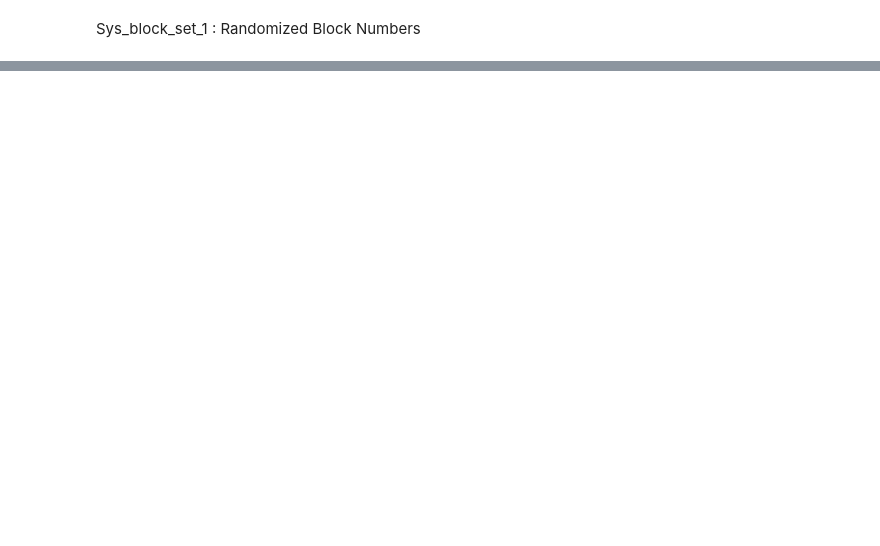
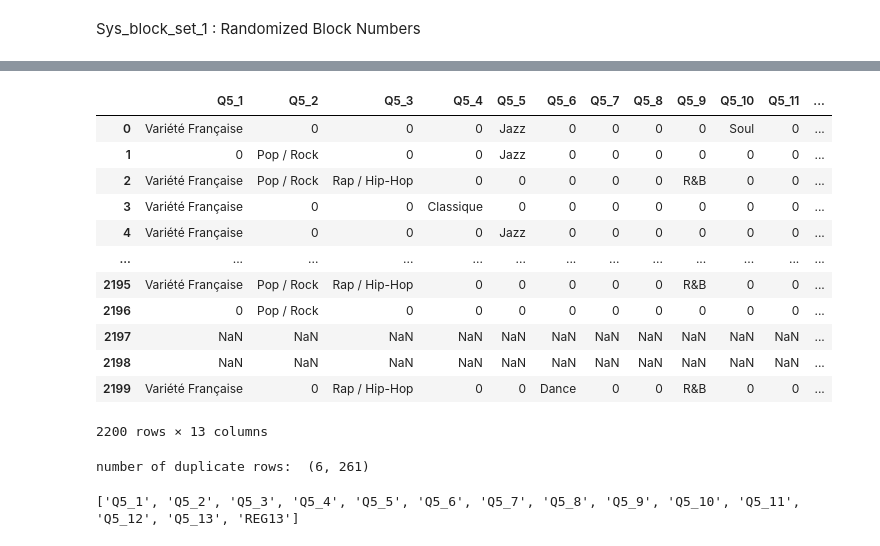
Before and after one commit to felipemarzin-oss/data-science-project, a Jupyter notebook: notebooks/EDA.ipynb, the cells around one changed output, grey strips where cells are left out. Cells and saved outputs as stored; diff of their text form; code cells hidden in the pictures; blank space fills up the shorter version.

```diff
--- a/notebooks/EDA.ipynb
+++ b/notebooks/EDA.ipynb
@@ -373,0 +519,5 @@ Sys_block_set_1 : Randomized Block Numbers
+# %%
+q5 = []
+for col in df.columns:
+    if col.find("Q5_") >=0 :
+        q5.append(col)
@@ -373,0 +540,21 @@ Sys_block_set_1 : Randomized Block Numbers
+# %%
+df[q5]
+# %% [output]
+|  | Q5_1 | Q5_2 | Q5_3 | Q5_4 | Q5_5 | Q5_6 | Q5_7 | Q5_8 | Q5_9 | Q5_10 | Q5_11 | ... |
+| 0 | Variété Française | 0 | 0 | 0 | Jazz | 0 | 0 | 0 | 0 | Soul | 0 | ... |
+| 1 | 0 | Pop / Rock | 0 | 0 | Jazz | 0 | 0 | 0 | 0 | 0 | 0 | ... |
+| 2 | Variété Française | Pop / Rock | Rap / Hip-Hop | 0 | 0 | 0 | 0 | 0 | R&B | 0 | 0 | ... |
+| 3 | Variété Française | 0 | 0 | Classique | 0 | 0 | 0 | 0 | 0 | 0 | 0 | ... |
+| 4 | Variété Française | 0 | 0 | 0 | Jazz | 0 | 0 | 0 | 0 | 0 | 0 | ... |
+| ... | ... | ... | ... | ... | ... | ... | ... | ... | ... | ... | ... | ... |
+| 2195 | Variété Française | Pop / Rock | Rap / Hip-Hop | 0 | 0 | 0 | 0 | 0 | R&B | 0 | 0 | ... |
+| 2196 | 0 | Pop / Rock | 0 | 0 | 0 | 0 | 0 | 0 | 0 | 0 | 0 | ... |
+| 2197 | NaN | NaN | NaN | NaN | NaN | NaN | NaN | NaN | NaN | NaN | NaN | ... |
+| 2198 | NaN | NaN | NaN | NaN | NaN | NaN | NaN | NaN | NaN | NaN | NaN | ... |
+| 2199 | Variété Française | 0 | Rap / Hip-Hop | 0 | 0 | Dance | 0 | 0 | R&B | 0 | 0 | ... |
+2200 rows × 13 columns
+# %%
+duplicate_rows_df = df[df.duplicated()]
+print("number of duplicate rows: ", duplicate_rows_df.shape)
+# %% [output]
+number of duplicate rows:  (6, 261)
@@ -373,0 +563,4 @@ Sys_block_set_1 : Randomized Block Numbers
+# %%
+print(col_raw)
+# %% [output]
+['Q5_1', 'Q5_2', 'Q5_3', 'Q5_4', 'Q5_5', 'Q5_6', 'Q5_7', 'Q5_8', 'Q5_9', 'Q5_10', 'Q5_11', 'Q5_12', 'Q5_13', 'REG13']
```
Also changed, not shown: parts of 60 cells of this notebook.
